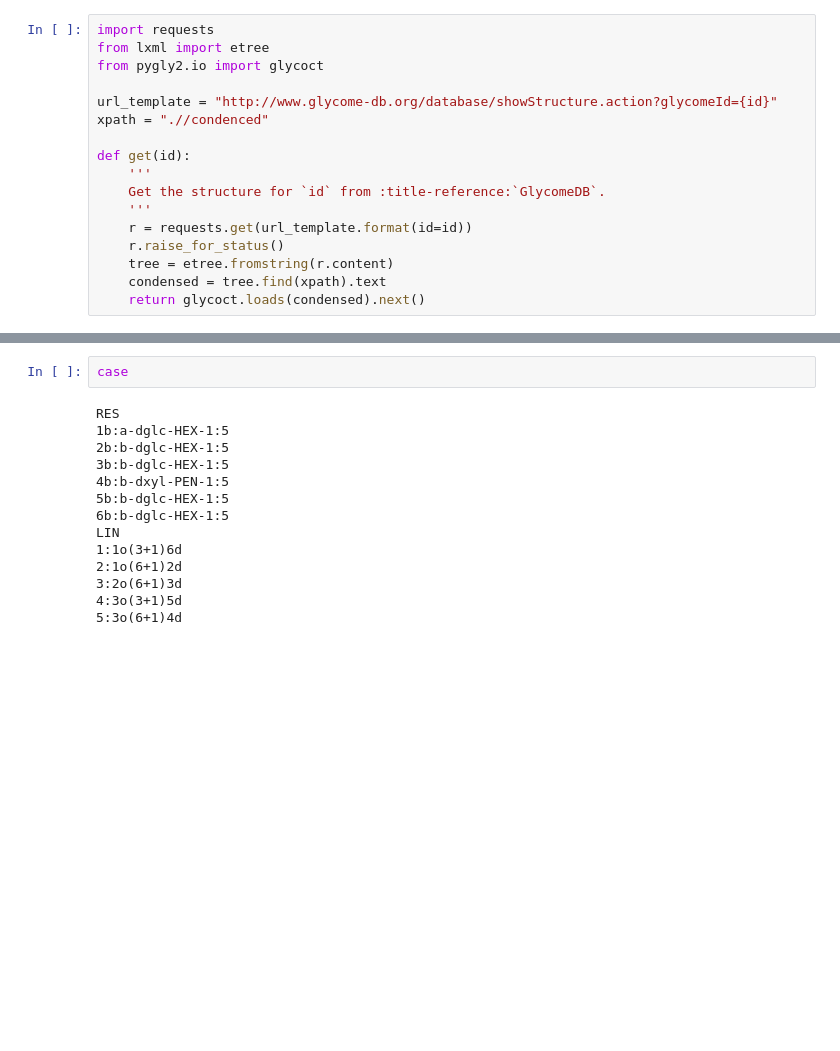
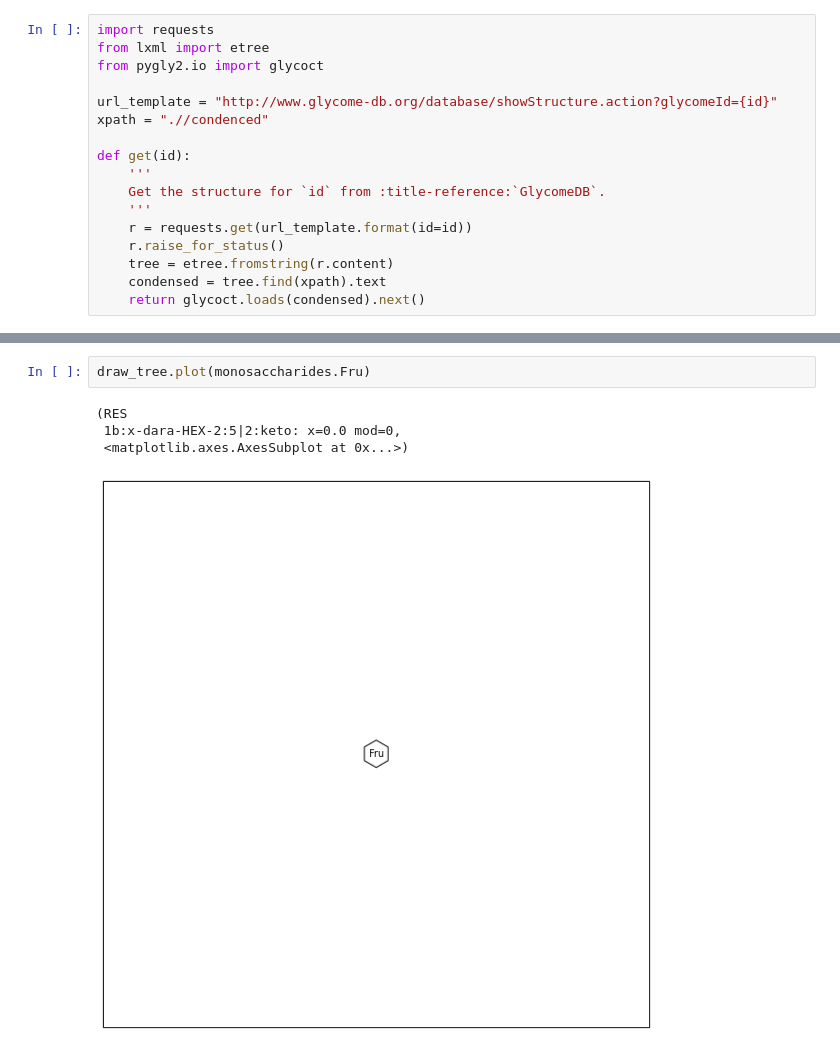
Before and after one commit to mobiusklein/glypy, a Jupyter notebook: contrib/plot/Testing.ipynb, the cells around one changed output, grey strips where cells are left out. Drawn from its saved outputs; the diff is of its cells as text; blank space fills up the shorter version.

```diff
--- a/contrib/plot/Testing.ipynb
+++ b/contrib/plot/Testing.ipynb
@@ -117,16 +116,7 @@ draw_tree.plot(case)
-# %%
-case
-# %% [output]
-RES
-1b:a-dglc-HEX-1:5
-2b:b-dglc-HEX-1:5
-3b:b-dglc-HEX-1:5
-4b:b-dxyl-PEN-1:5
-5b:b-dglc-HEX-1:5
-6b:b-dglc-HEX-1:5
-LIN
-1:1o(3+1)6d
-2:1o(6+1)2d
-3:2o(6+1)3d
-4:3o(3+1)5d
-5:3o(6+1)4d
+# %%
+draw_tree.plot(monosaccharides.Fru)
+# %% [output]
+(RES
+ 1b:x-dara-HEX-2:5|2:keto: x=0.0 mod=0,
+ <matplotlib.axes.AxesSubplot at 0x...>)
+[figure, added]
```
Also changed, not shown: parts of 6 cells of this notebook, 23 other files.
